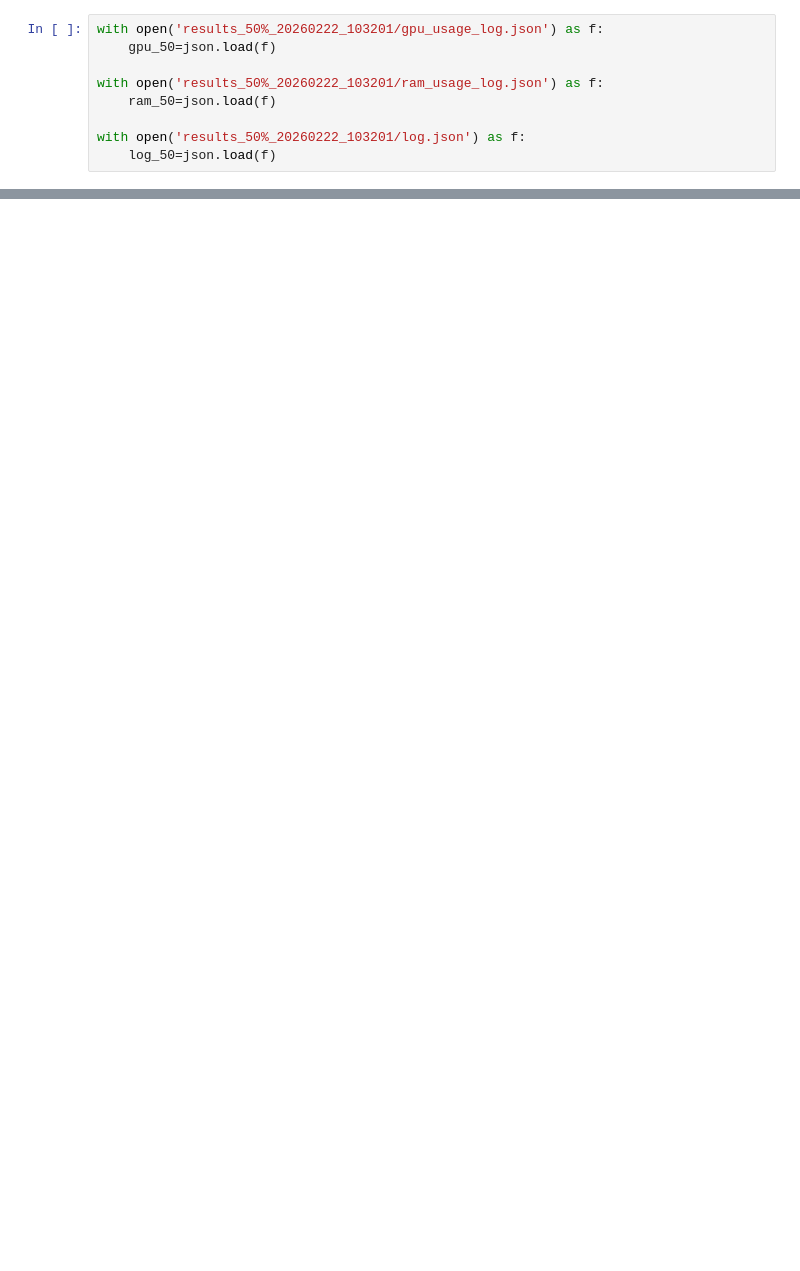
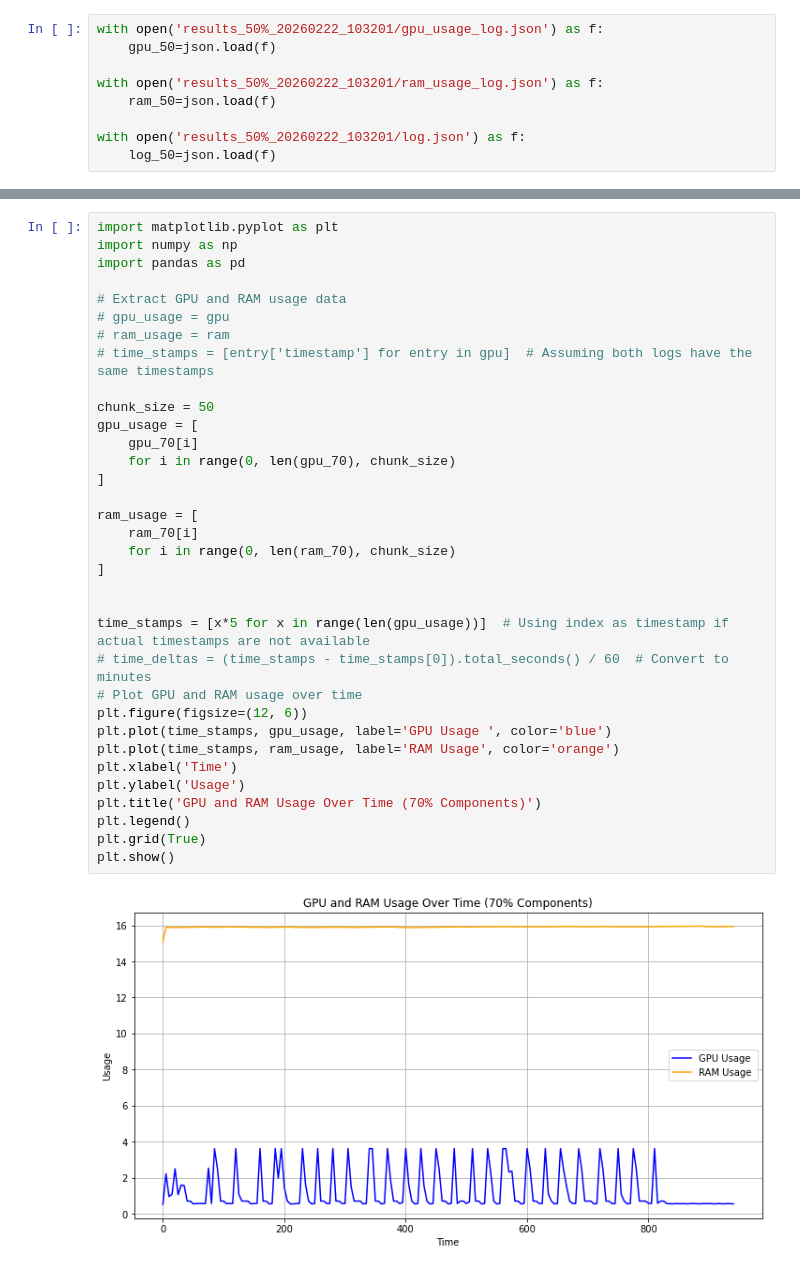
Before and after one commit to Matthew-Elbert/Selective-LoRA-Update-for-Memory-Efficient-LLM-Fine-Tuning, a Jupyter notebook: Gradient_Update/Plotting.ipynb, the cells around one changed output, grey strips where cells are left out. Drawn from its saved outputs; the diff is of its cells as text; blank space fills up the shorter version.

```diff
--- a/Gradient_Update/Plotting.ipynb
+++ b/Gradient_Update/Plotting.ipynb
@@ -65,0 +88,36 @@ len(gpu_50)
+# %%
+import matplotlib.pyplot as plt
+import numpy as np
+import pandas as pd
+
+# Extract GPU and RAM usage data
+# gpu_usage = gpu
+# ram_usage = ram
+# time_stamps = [entry['timestamp'] for entry in gpu]  # Assuming both logs have the same timestamps
+
+chunk_size = 50
+gpu_usage = [
+    gpu_70[i]
+    for i in range(0, len(gpu_70), chunk_size)
+]
+
+ram_usage = [
+    ram_70[i]
+    for i in range(0, len(ram_70), chunk_size)
+]
+
+
+time_stamps = [x*5 for x in range(len(gpu_usage))]  # Using index as timestamp if actual timestamps are not available
+# time_deltas = (time_stamps - time_stamps[0]).total_seconds() / 60  # Convert to minutes
+# Plot GPU and RAM usage over time
+plt.figure(figsize=(12, 6))
+plt.plot(time_stamps, gpu_usage, label='GPU Usage ', color='blue')
+plt.plot(time_stamps, ram_usage, label='RAM Usage', color='orange')
+plt.xlabel('Time')
+plt.ylabel('Usage')
+plt.title('GPU and RAM Usage Over Time (70% Components)')
+plt.legend()
+plt.grid(True)
+plt.show()
+# %% [output]
+[figure, added]
```
Also changed, not shown: parts of 6 cells of this notebook, 2 other files.
